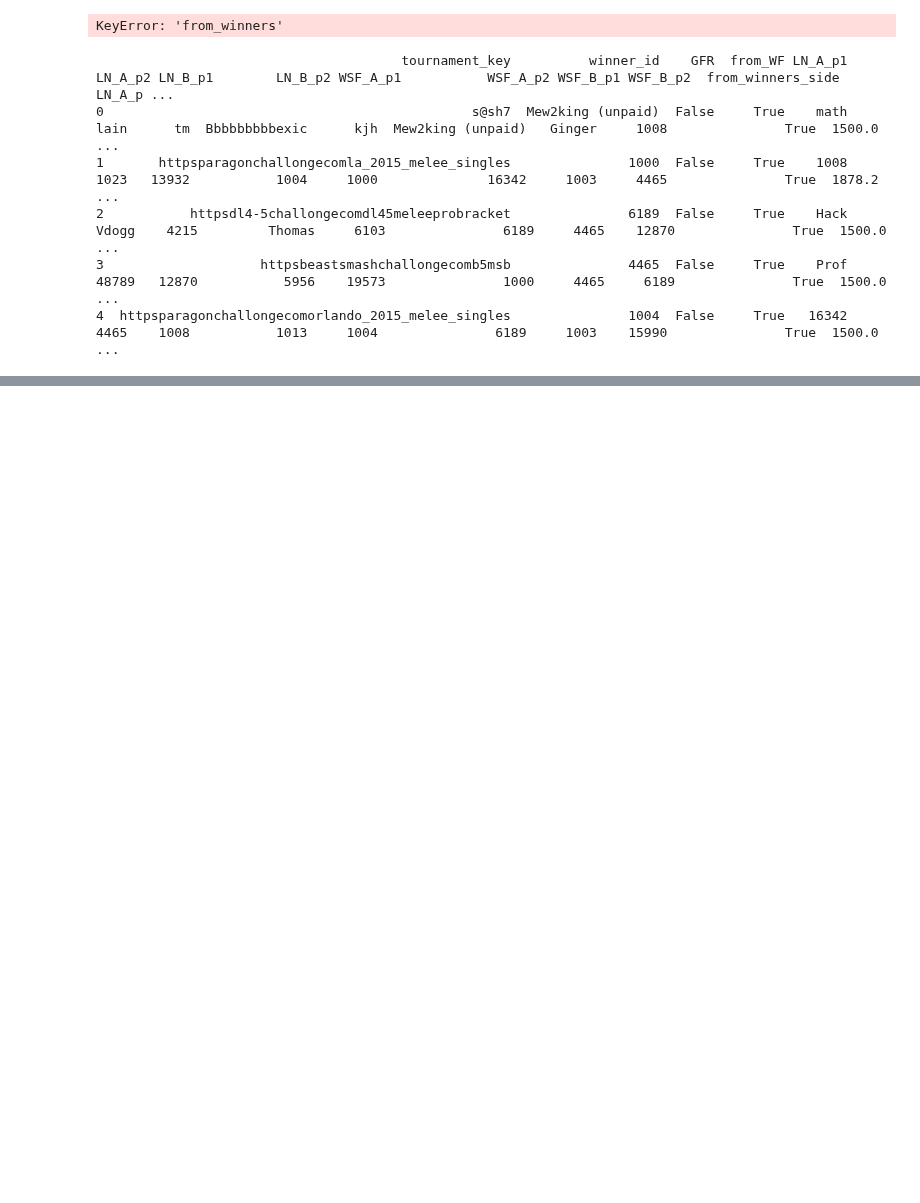
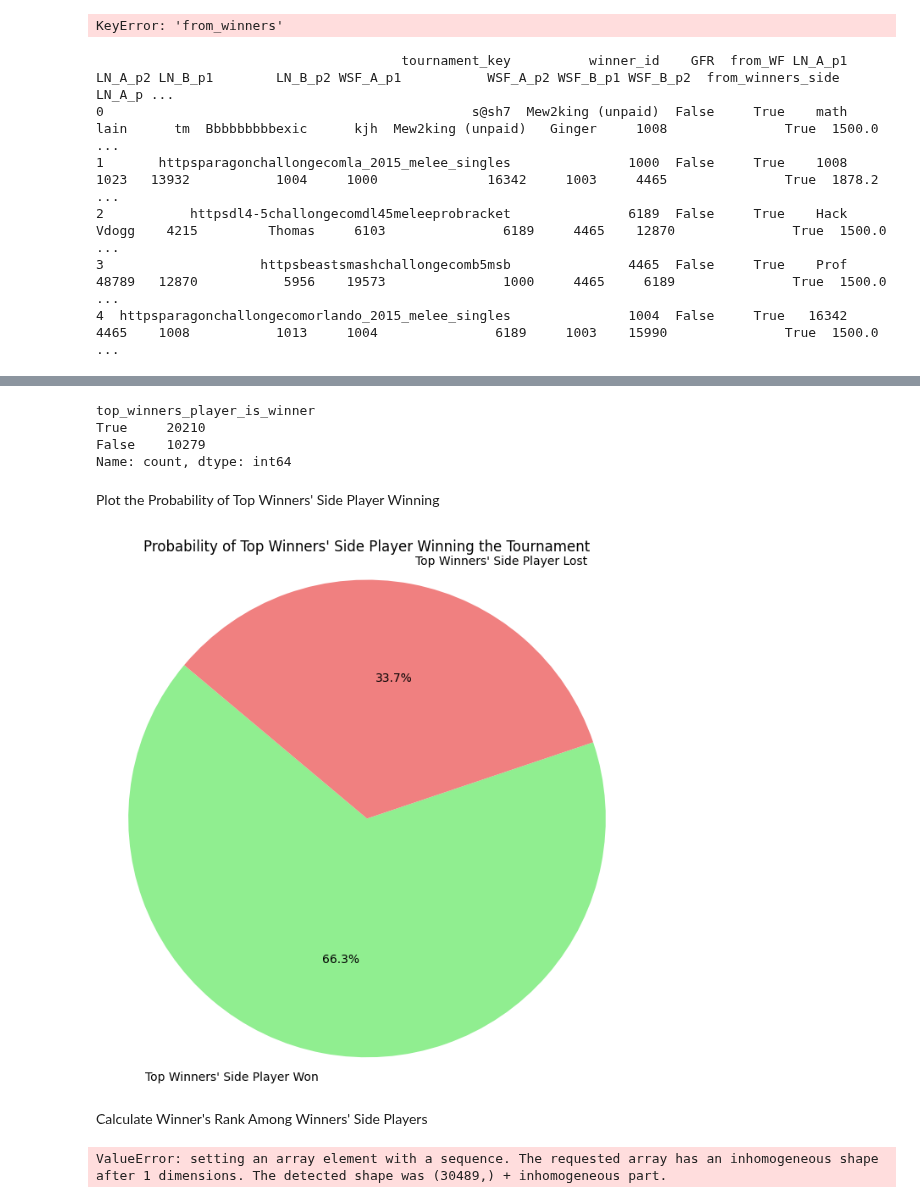
Before and after one commit to jjaw89/fall-2024-smash-melee-top-8-prediction, a Jupyter notebook: label_data/jaspar_label_6_tournament_winners_v2.ipynb, the cells around one changed output, grey strips where cells are left out. Cells and saved outputs as stored; diff of their text form; code cells hidden in the pictures; blank space fills up the shorter version.

```diff
--- a/label_data/jaspar_label_6_tournament_winners_v2.ipynb
+++ b/label_data/jaspar_label_6_tournament_winners_v2.ipynb
@@ -352,0 +286,80 @@ Name: count, dtype: int64
+# %%
+# Identify players from the winners' side
+winners_side_cols = ['WSF_A_p1', 'WSF_A_p2', 'WSF_B_p1', 'WSF_B_p2']
+winners_side_elos_cols = ['WSF_A_p1_elo', 'WSF_A_p2_elo', 'WSF_B_p1_elo', 'WSF_B_p2_elo']
+
+# Get the top ELO among winners' side players
+processed_df['top_winners_elo'] = processed_df[winners_side_elos_cols].max(axis=1)
+
+# Get the corresponding player with the top ELO in winners' side
+def get_top_winners_player(row):
+    max_elo = row['top_winners_elo']
+    for col in winners_side_elos_cols:
+        if row[col] == max_elo:
+            # Get the player column name
+            player_col = col.replace('_elo', '')
+            return row[player_col]
+    return None
+
+processed_df['top_winners_player'] = processed_df.apply(get_top_winners_player, axis=1)
+
+# Check if the top-ranked player from the winners' side is the winner of the tournament
+processed_df['top_winners_player_is_winner'] = processed_df['top_winners_player'] == processed_df['winner_id']
+
+# Calculate how often the top-ranked player from the winners' side wins the tournament
+top_winner_wins = processed_df['top_winners_player_is_winner'].value_counts()
+print(top_winner_wins)
+# %% [output]
+top_winners_player_is_winner
+True     20210
+False    10279
+Name: count, dtype: int64
+# %% [markdown]
+Plot the Probability of Top Winners' Side Player Winning
+# %%
+# Plotting the results
+labels = ['Top Winners\' Side Player Won', 'Top Winners\' Side Player Lost']
+sizes = [top_winner_wins[True], top_winner_wins[False]]
+colors = ['lightgreen', 'lightcoral']
+
+plt.figure(figsize=(8, 8))
+plt.pie(sizes, labels=labels, colors=colors, autopct='%1.1f%%', startangle=140)
+plt.title('Probability of Top Winners\' Side Player Winning the Tournament')
+plt.axis('equal')
+plt.show()
+# %% [output]
+[figure, added]
+# %% [markdown]
+Calculate Winner's Rank Among Winners' Side Players
+# %%
+# Get ELOs and players from winners' side
+winners_elos = processed_df[winners_side_elos_cols].to_numpy()
+winners_players = processed_df[winners_side_cols].to_numpy()
+
+# Rank ELOs in descending order among winners' side players
+sorted_winners_indices = np.argsort(-winners_elos, axis=1)
+
+# Create a mask to find the winner's position among winners' side players
+winner_positions_winners_side = np.array([
+    np.where(winners_players[i] == winners[i])[0]
+    for i in range(len(winners))
+])
+
+# Handle cases where the winner is not in the winners' side (e.g., came from losers)
+winner_ranks_winners_side = []
+for i in range(len(winners)):
+    if winner_positions_winners_side[i].size > 0:
+        position = winner_positions_winners_side[i][0]
+        rank = np.where(sorted_winners_indices[i] == position)[0][0] + 1  # Adding 1 for 1-based ranking
+        winner_ranks_winners_side.append(rank)
+    else:
+        winner_ranks_winners_side.append(None)  # Winner came from losers' side
+
+# Add to the DataFrame
+processed_df['elo_rank_of_winner_in_winners_side'] = winner_ranks_winners_side
+
+# Display the distribution
+winners_side_rank_counts = processed_df['elo_rank_of_winner_in_winners_side'].value_counts(dropna=False).sort_index()
+print(winners_side_rank_counts)
+# %% [output]
+ValueError: setting an array element with a sequence. The requested array has an inhomogeneous shape after 1 dimensions. The detected shape was (30489,) + inhomogeneous part.
```
Also changed, not shown: parts of 7 cells of this notebook.
